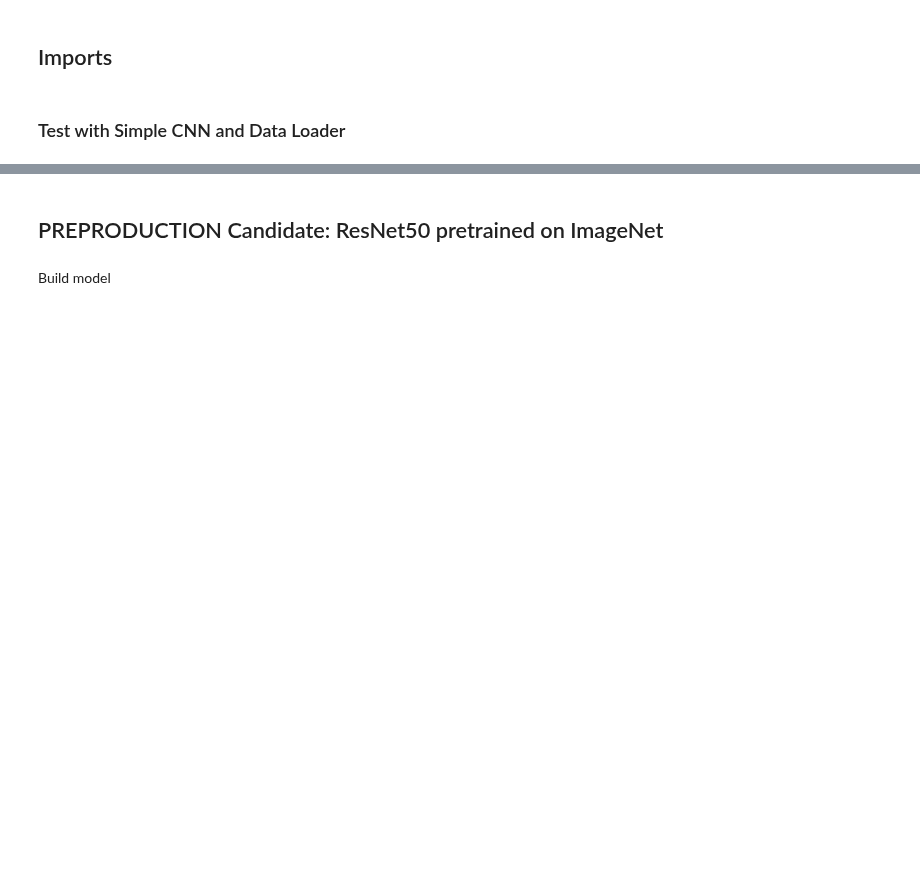
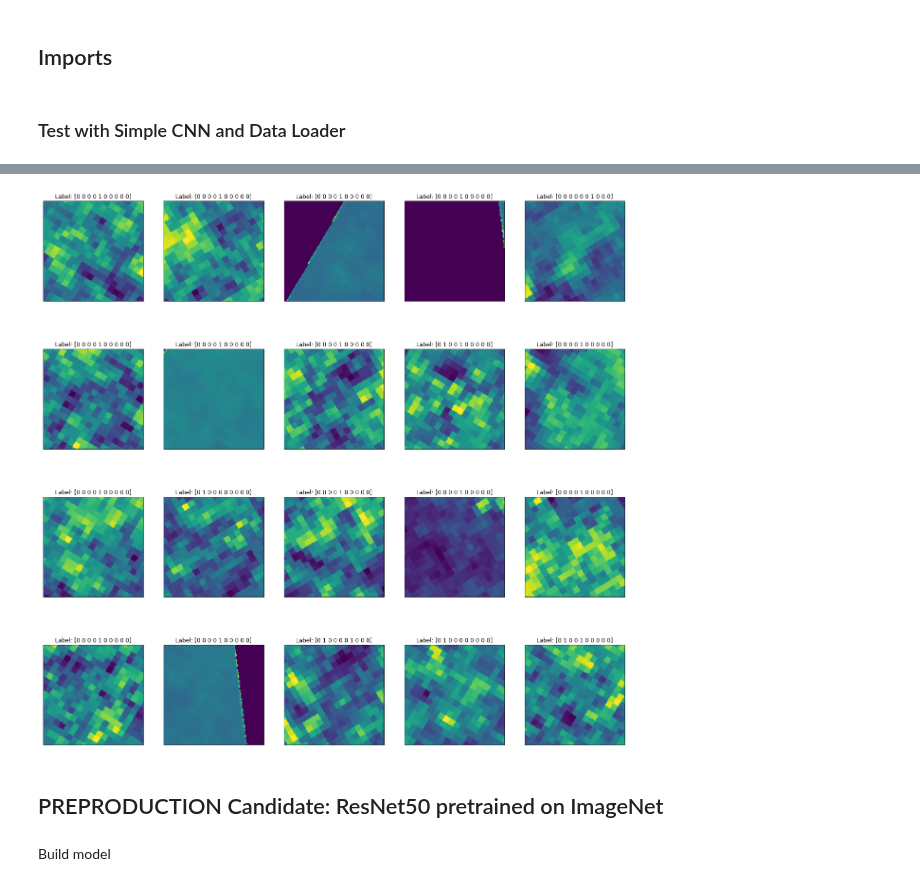
Before and after one commit to Project-Canopy/cb_feature_detection, a Jupyter notebook: model-development/ml_explore_Margaux.ipynb, the cells around one changed output, grey strips where cells are left out. Drawn from its saved outputs; the diff is of its cells as text; code cells hidden in the pictures; blank space fills up the shorter version.

```diff
--- a/model-development/ml_explore_Margaux.ipynb
+++ b/model-development/ml_explore_Margaux.ipynb
@@ -133 +55,16 @@ array([[3, 7, 0, 5, 2, 8, 9, 6, 1, 4]])
+# %%
+def view_image(ds):
+    image, label = next(iter(ds)) # extract 1 batch from the dataset
+    image = image.numpy()
+    label = label.numpy()
+#     print(image)
+
+    fig = plt.figure(figsize=(22, 22))
+    for i in range(20):
+        ax = fig.add_subplot(4, 5, i+1, xticks=[], yticks=[])
+        ax.imshow(image[i][:,:,0])
+        ax.set_title(f"Label: {label[i]}")
+view_image(gen.training_dataset)
+# %% [output]
+[figure, added]
 # %%
```
Also changed, not shown: parts of 14 cells of this notebook, 2 other files.
